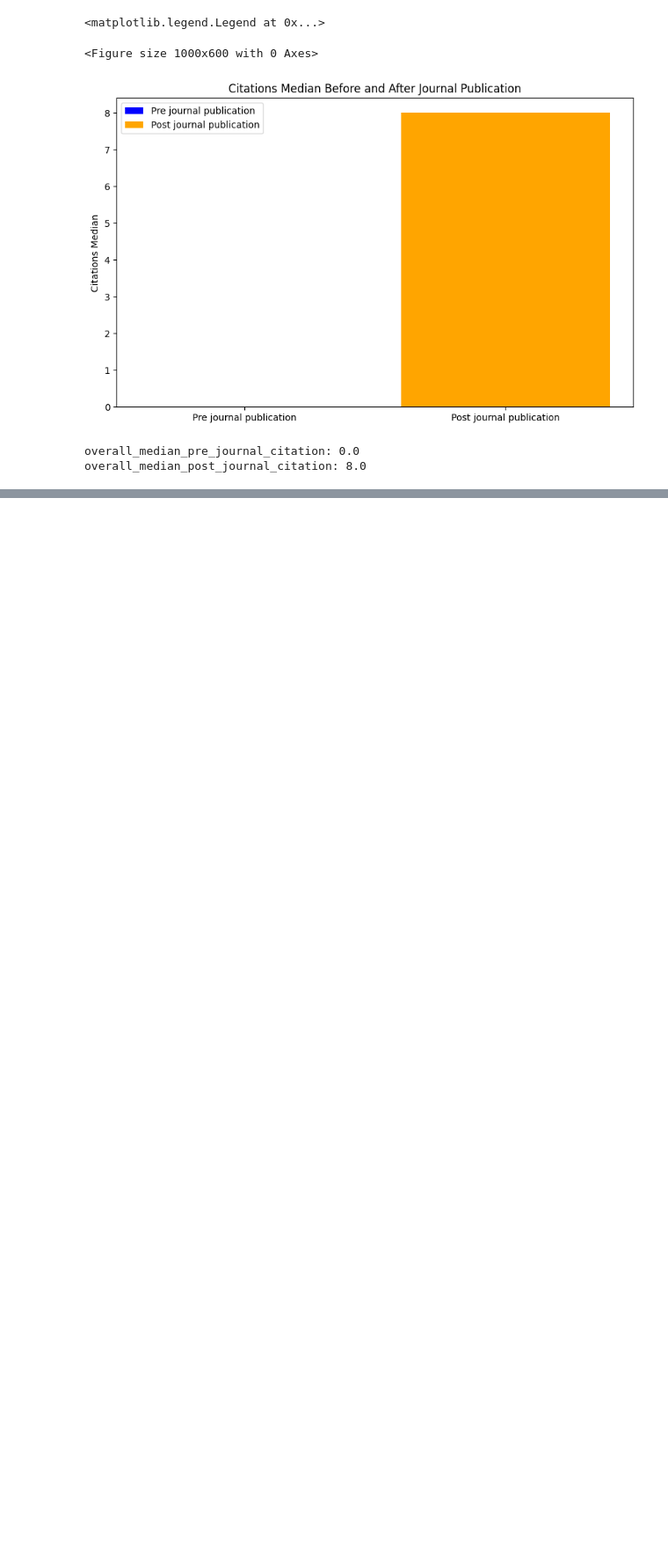
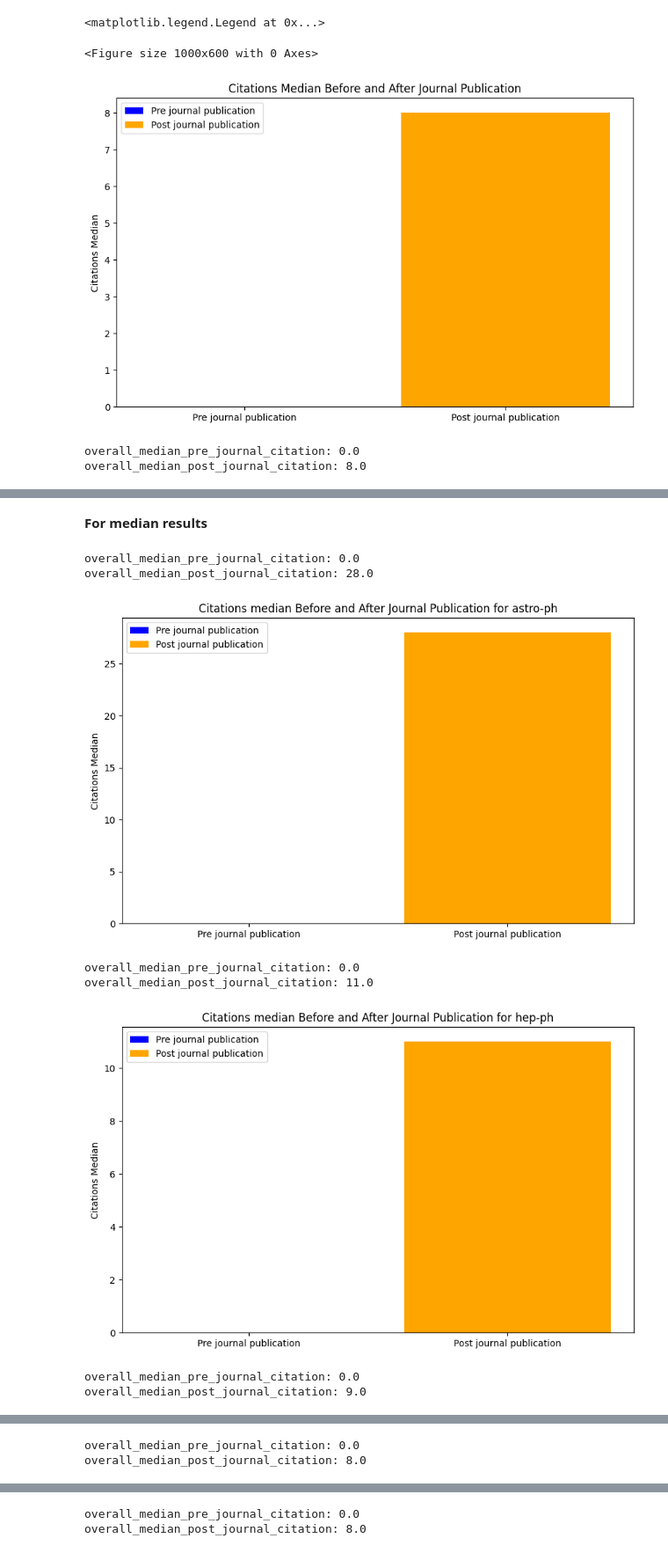
Before and after one commit to dudi709/big-data-journal-citations, a Jupyter notebook: Results_and_Visualizations.ipynb, the cells around one changed output, grey strips where cells are left out. Shown at 88% size. Saved outputs shown, nothing was run; the diff lists cells and outputs as text; code cells hidden in the pictures; blank space fills up the shorter version.

```diff
--- a/Results_and_Visualizations.ipynb
+++ b/Results_and_Visualizations.ipynb
@@ -178,0 +346,41 @@ overall_median_post_journal_citation: 8.0
+# %% [markdown]
+**For median results**
+# %%
+import pandas as pd
+import matplotlib.pyplot as plt
+import numpy as np
+
+# Get top 5 categories
+top_5_categories = df_copy['categories'].value_counts().nlargest(5).index.tolist()
+
+# Now let's plot it for each top category
+for category in top_5_categories:
+    df_category = df_copy[df_copy['categories'] == category]
+
+    # Compute overall averages
+    overall_median_pre_journal_citation = np.median(df_category['sum_pre_journal_citation'])
+    overall_median_post_journal_citation = np.median(df_category['sum_post_journal_citation'])
+
+    print(f"overall_median_pre_journal_citation: {overall_median_pre_journal_citation}")
+    print(f"overall_median_post_journal_citation: {overall_median_post_journal_citation}")
+
+    plt.figure(figsize=(10, 6))
+    plt.bar('Pre journal publication', overall_median_pre_journal_citation, color='blue', label='Pre journal publication')
+    plt.bar('Post journal publication', overall_median_post_journal_citation, color='orange', label='Post journal publication')
+
+    plt.title(f'Citations median Before and After Journal Publication for {category}')
+    plt.ylabel('Citations Median')
+
+    # Add a legend
+    plt.legend()
+
+    plt.show()
+# %% [output]
+overall_median_pre_journal_citation: 0.0
+overall_median_post_journal_citation: 28.0
+[figure, added]
+overall_median_pre_journal_citation: 0.0
+overall_median_post_journal_citation: 11.0
+[figure, added]
+overall_median_pre_journal_citation: 0.0
+overall_median_post_journal_citation: 9.0
@@ -178,0 +388,2 @@ overall_median_post_journal_citation: 8.0
+overall_median_pre_journal_citation: 0.0
+overall_median_post_journal_citation: 8.0
@@ -178,0 +391,2 @@ overall_median_post_journal_citation: 8.0
+overall_median_pre_journal_citation: 0.0
+overall_median_post_journal_citation: 8.0
```
Also changed, not shown: parts of 62 cells of this notebook.
